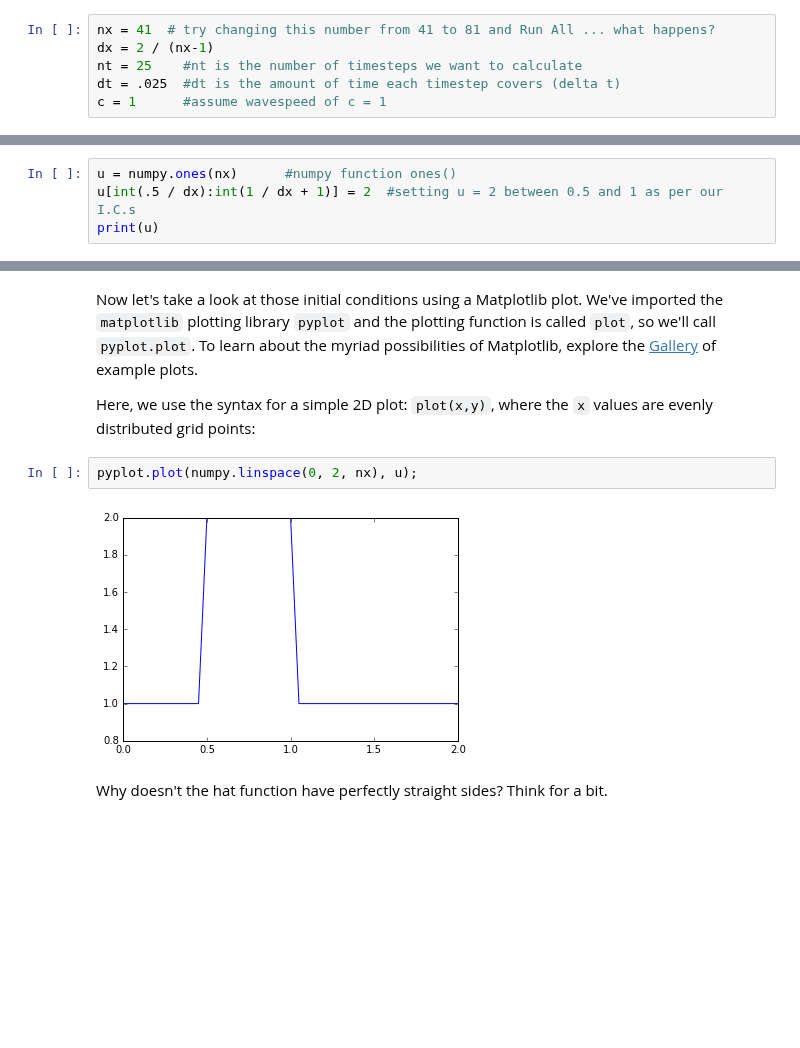
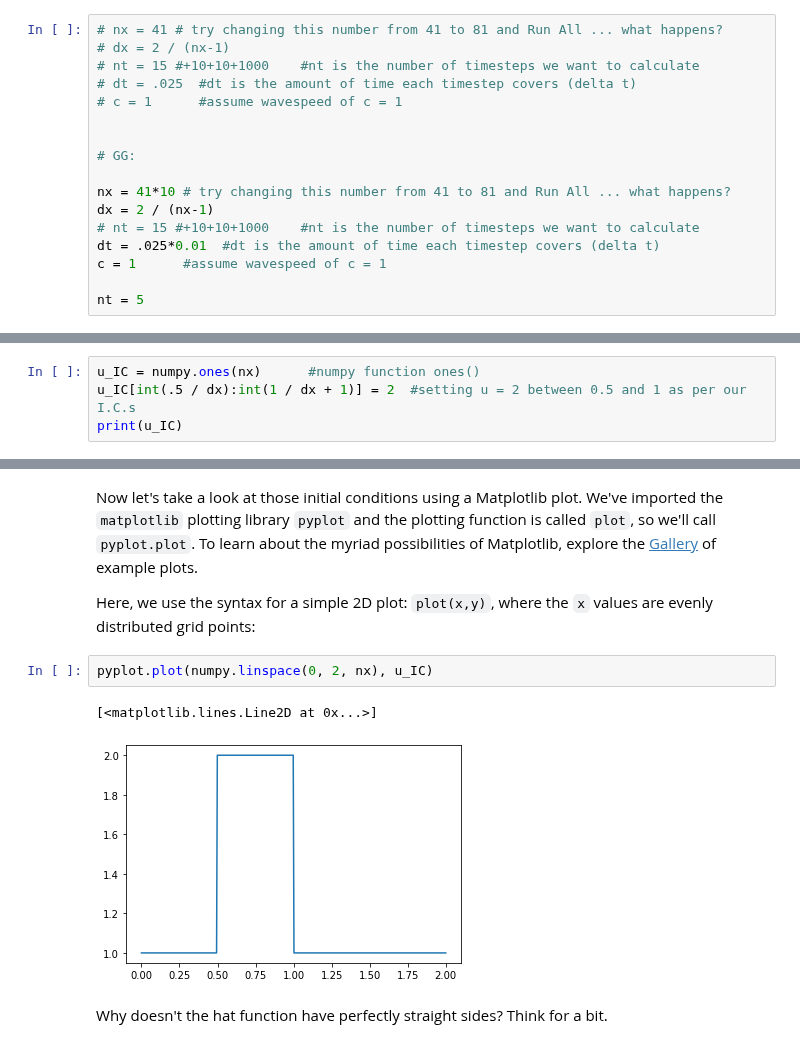
Before and after one commit to barbagroup/CFDPython, a Jupyter notebook: lessons/01_Step_1.ipynb, the cells around one changed output, grey strips where cells are left out. Drawn from its saved outputs; the diff is of its cells as text; blank space fills up the shorter version.

```diff
--- a/lessons/01_Step_1.ipynb
+++ b/lessons/01_Step_1.ipynb
@@ -57,18 +57,29 @@ import time, sys                   #and load some utilities
 # %% [markdown]
 Now let's define a few variables; we want to define an evenly spaced grid of points within a spatial domain that is 2 units of length wide, i.e., $x_i\in(0,2)$.  We'll define a variable `nx`, which will be the number of grid points we want and `dx` will be the distance between any pair of adjacent grid points.
 # %%
-nx = 41  # try changing this number from 41 to 81 and Run All ... what happens?
+# nx = 41 # try changing this number from 41 to 81 and Run All ... what happens?
+# dx = 2 / (nx-1)
+# nt = 15 #+10+10+1000    #nt is the number of timesteps we want to calculate
+# dt = .025  #dt is the amount of time each timestep covers (delta t)
+# c = 1      #assume wavespeed of c = 1
+
+
+# GG:
+
+nx = 41*10 # try changing this number from 41 to 81 and Run All ... what happens?
 dx = 2 / (nx-1)
-nt = 25    #nt is the number of timesteps we want to calculate
-dt = .025  #dt is the amount of time each timestep covers (delta t)
+# nt = 15 #+10+10+1000    #nt is the number of timesteps we want to calculate
+dt = .025*0.01  #dt is the amount of time each timestep covers (delta t)
 c = 1      #assume wavespeed of c = 1
+
+nt = 5
 # %% [markdown]
 We also need to set up our initial conditions. The initial velocity $u_0$ is given as
 $u = 2$ in the interval $0.5 \leq x \leq 1$  and $u = 1$ everywhere else in $(0,2)$ (i.e., a hat function).
 
 Here, we use the function `ones()` defining a `numpy` array which is `nx` elements long with every value equal to 1.
 # %%
-u = numpy.ones(nx)      #numpy function ones()
-u[int(.5 / dx):int(1 / dx + 1)] = 2  #setting u = 2 between 0.5 and 1 as per our I.C.s
-print(u)
+u_IC = numpy.ones(nx)      #numpy function ones()
+u_IC[int(.5 / dx):int(1 / dx + 1)] = 2  #setting u = 2 between 0.5 and 1 as per our I.C.s
+print(u_IC)
 # %% [output]
@@ -80,9 +106,10 @@ Now let's take a look at those initial conditions using a Matplotlib plot.  We'v
 
 Here, we use the syntax for a simple 2D plot: `plot(x,y)`, where the `x` values are evenly distributed grid points:
 # %%
-pyplot.plot(numpy.linspace(0, 2, nx), u);
+pyplot.plot(numpy.linspace(0, 2, nx), u_IC)
 # %% [output]
+[<matplotlib.lines.Line2D at 0x...>]
-[figure, old version]
+[figure, new version]
 # %% [markdown]
 Why doesn't the hat function have perfectly straight sides? Think for a bit.
 # %% [markdown]
```
Also changed, not shown: parts of 8 cells of this notebook, 8 other files.
